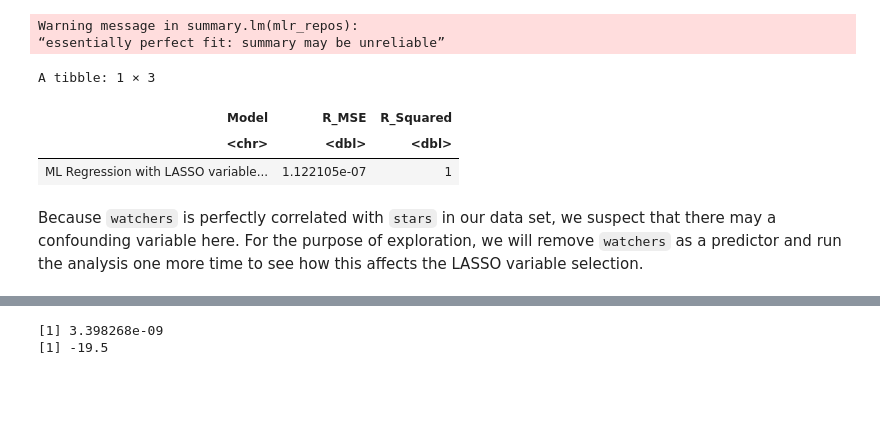
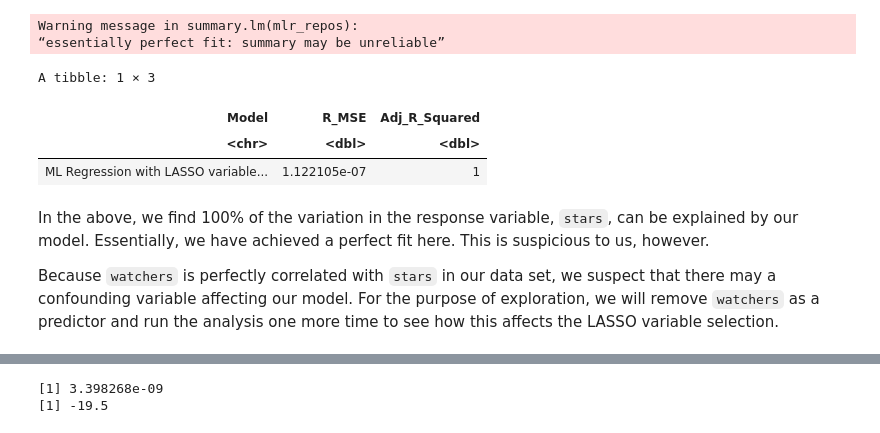
Before and after one commit to chloezandberg/stat301-final-project-group, a Jupyter notebook: final-project.ipynb, the cells around one changed output, grey strips where cells are left out. Saved outputs shown, nothing was run; the diff lists cells and outputs as text; code cells hidden in the pictures; blank space fills up the shorter version.

```diff
--- a/final-project.ipynb
+++ b/final-project.ipynb
@@ -502,5 +569,11 @@ is_template      .
 # %%
-githup_repo_selected <- github_data_clean |>
+# Main developer: Chloe
+# Other contributors: Everyone (debugged)
+
+training_data_selected <- training_repos |>
                 select(size, forks, issues, stars, watchers)
 # %%
-mlr_repos <- lm(stars ~ ., githup_repo_selected)
+# Main developer: Chloe
+# Other contributors: Everyone (debugged)
+
+mlr_repos <- lm(stars ~ ., training_data_selected)
@@ -539,16 +644,20 @@ adjusted_r_squared <- 1 - ((1 - r_squared) * (n - 1)) / (n - p - 1)
 Warning message in summary.lm(mlr_repos):
 “essentially perfect fit: summary may be unreliable”
 # %%
+# Main developer: Chloe & Matthew
+
 fat_R_MSE_models <- tibble(
     Model = "ML Regression with LASSO variable selection",
-    R_MSE = sqrt(mean((repo_mlr_preds - testing_Y_no_watch)^2)),
-    R_Squared = r_squared)
+    R_MSE = sqrt(mean((repo_mlr_preds - testing_Y)^2)),
+    Adj_R_Squared = r_squared)
 fat_R_MSE_models
 # %% [output]
 A tibble: 1 × 3
-| Model | R_MSE | R_Squared |
+| Model | R_MSE | Adj_R_Squared |
 | <chr> | <dbl> | <dbl> |
 | ML Regression with LASSO variable... | 1.122105e-07 | 1 |
 # %% [markdown]
-Because ``watchers`` is perfectly correlated with ``stars`` in our data set, we suspect that there may a confounding variable here. For the purpose of exploration, we will remove ``watchers`` as a predictor and run the analysis one more time to see how this affects the LASSO variable selection.
+In the above, we find 100% of the variation in the response variable, ``stars``, can be explained by our model. Essentially, we have achieved a perfect fit here. This is suspicious to us, however.
+
+Because ``watchers`` is perfectly correlated with ``stars`` in our data set, we suspect that there may a confounding variable affecting our model. For the purpose of exploration, we will remove ``watchers`` as a predictor and run the analysis one more time to see how this affects the LASSO variable selection.
 # %%
```
Also changed, not shown: parts of 55 cells of this notebook.
